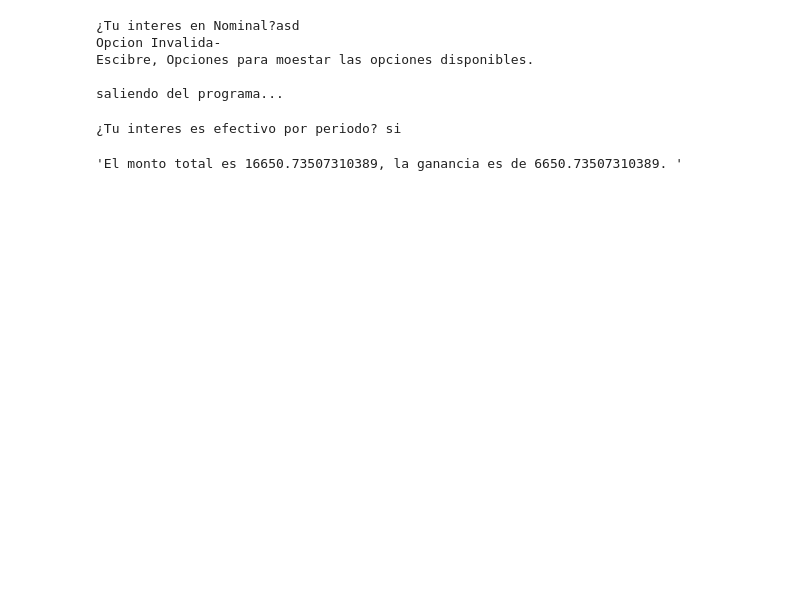
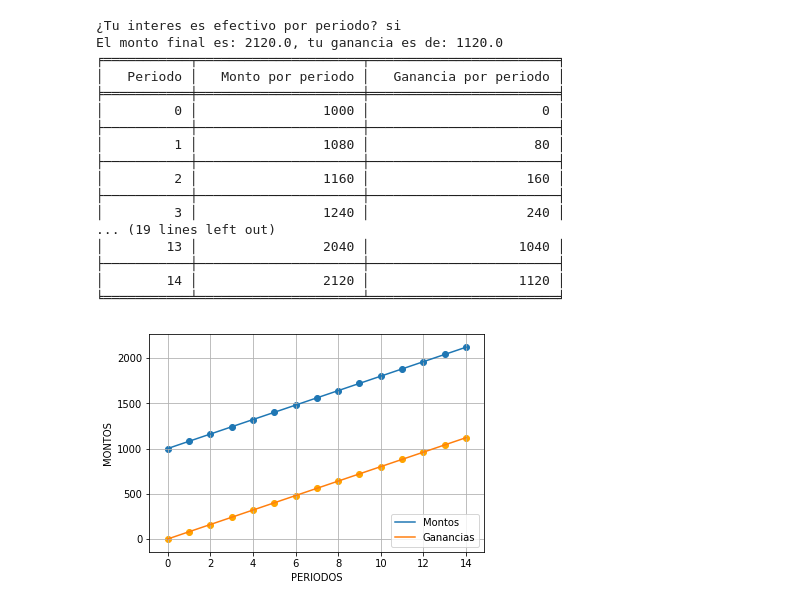
Before and after one commit to JorgeMartinez72/UMA-Proyecto, a Jupyter notebook: Proyecto final .ipynb, the cells around one changed output. Cells and saved outputs as stored; diff of their text form; code cells hidden in the pictures; blank space fills up the shorter version.

```diff
--- a/Proyecto final .ipynb
+++ b/Proyecto final .ipynb
@@ -64,11 +1,3 @@ def Calculo_montos(interes, tipo_interes, capital_inicial, tiempo):
-# %%
-Calculo_montos(4 ,"Compuesto",10000,13)
-# %% [output]
-¿Tu interes en Nominal?asd
-Opcion Invalida-
-Escibre, Opciones para moestar las opciones disponibles.
-
-saliendo del programa...
 # %%
 def calculo_montos(interes, tipo_interes, capital_inicial, tiempo):
     interes = interes / 100
@@ -187,5 +292,21 @@ def calculo_montos(interes, tipo_interes, capital_inicial, tiempo):
-# %%
-calculo_montos(4 ,"compuesto",10000,13)
-# %% [output]
-¿Tu interes es efectivo por periodo? si
-'El monto total es 16650.73507310389, la ganancia es de 6650.73507310389. '
+# %%
+calculo_montos(8, "simple", 1000, 14)
+# %% [output]
+¿Tu interes es efectivo por periodo? si
+El monto final es: 2120.0, tu ganancia es de: 1120.0
+╒═══════════╤═════════════════════╤════════════════════════╕
+│   Periodo │   Monto por periodo │   Ganancia por periodo │
+╞═══════════╪═════════════════════╪════════════════════════╡
+│         0 │                1000 │                      0 │
+├───────────┼─────────────────────┼────────────────────────┤
+│         1 │                1080 │                     80 │
+├───────────┼─────────────────────┼────────────────────────┤
+│         2 │                1160 │                    160 │
+├───────────┼─────────────────────┼────────────────────────┤
+│         3 │                1240 │                    240 │
+... (19 lines left out)
+│        13 │                2040 │                   1040 │
+├───────────┼─────────────────────┼────────────────────────┤
+│        14 │                2120 │                   1120 │
+╘═══════════╧═════════════════════╧════════════════════════╛
+[figure, added]
```
Also changed, not shown: parts of 5 cells of this notebook, 1 other file.
